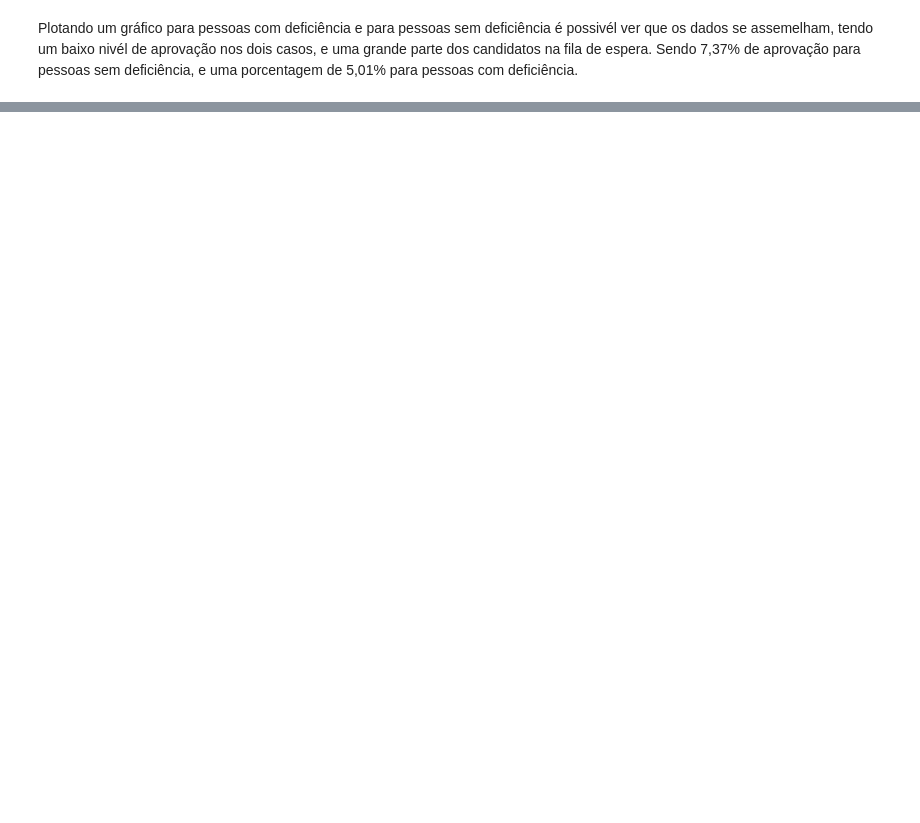
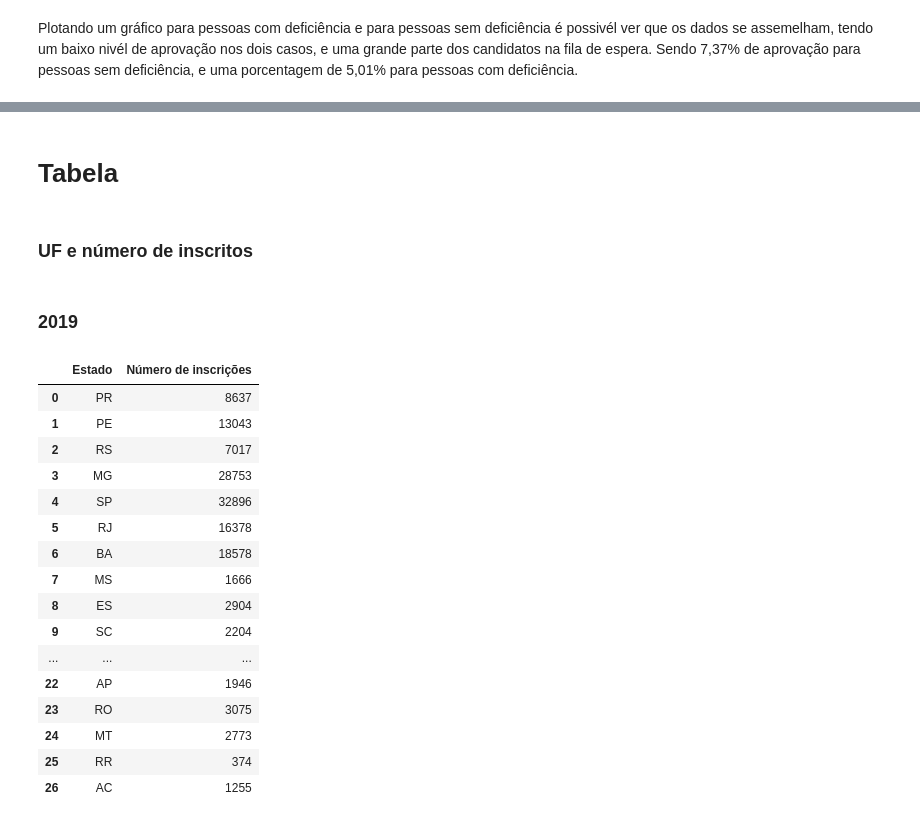
Before and after one commit to juliacfaria/ProjetoCienciaDeDados, a Jupyter notebook: Code/TpDados.ipynb, the cells around one changed output, grey strips where cells are left out. Drawn from its saved outputs; the diff is of its cells as text; code cells hidden in the pictures; blank space fills up the shorter version.

Commit message:
Avançando estatística descritiva e tabelas

```diff
--- a/Code/TpDados.ipynb
+++ b/Code/TpDados.ipynb
@@ -245,0 +396,32 @@ Plotando um gráfico para pessoas com deficiência e para pessoas sem deficiênc
+# %% [markdown]
+# Tabela
+# %% [markdown]
+### UF e número de inscritos
+# %% [markdown]
+### 2019
+# %%
+uf = fies2019['UF do Local de Oferta'].unique()
+estado_num = []
+for u in uf:
+    num = fies2019[fies2019['UF do Local de Oferta'] == u]['UF do Local de Oferta'].size
+    estado_num.append([u, num])
+estado_num = pd.DataFrame(estado_num, columns=['Estado', 'Número de inscrições'])
+estado_num
+# %% [output]
+|  | Estado | Número de inscrições |
+| 0 | PR | 8637 |
+| 1 | PE | 13043 |
+| 2 | RS | 7017 |
+| 3 | MG | 28753 |
+| 4 | SP | 32896 |
+| 5 | RJ | 16378 |
+| 6 | BA | 18578 |
+| 7 | MS | 1666 |
+| 8 | ES | 2904 |
+| 9 | SC | 2204 |
+| ... | ... | ... |
+| 22 | AP | 1946 |
+| 23 | RO | 3075 |
+| 24 | MT | 2773 |
+| 25 | RR | 374 |
+| 26 | AC | 1255 |
```
Also changed, not shown: parts of 25 cells of this notebook.
